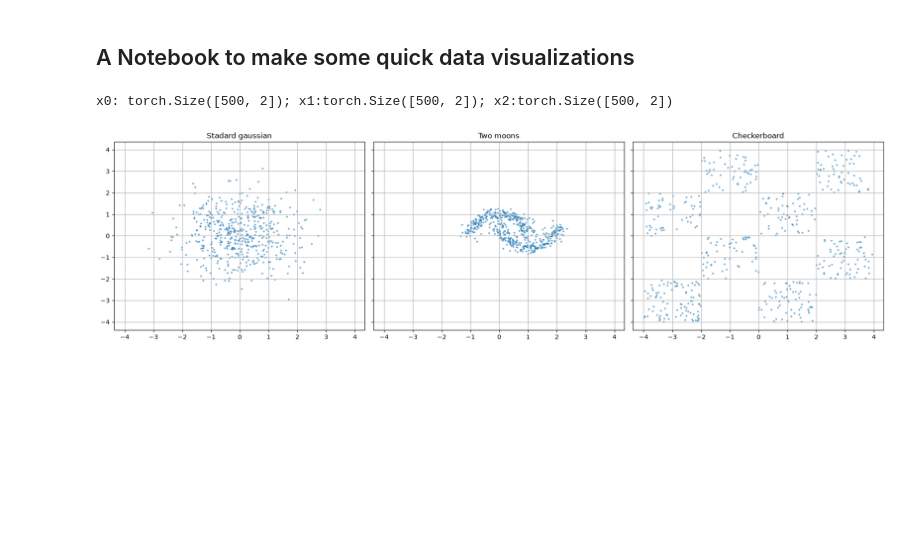
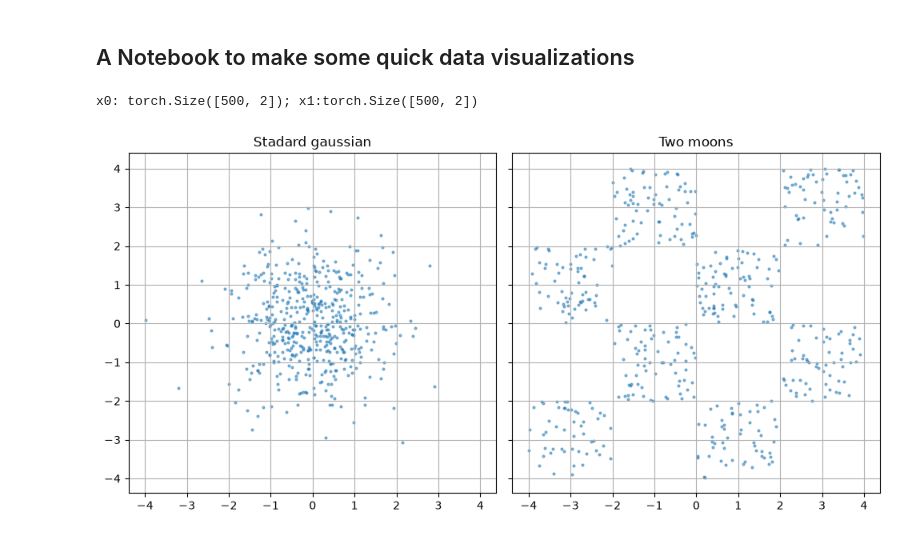
Before and after one commit to Veit21/ChemNetwork, a Jupyter notebook: chemnetwork/data/visualize_data.ipynb, the cells around one changed output. Saved outputs shown, nothing was run; the diff lists cells and outputs as text; code cells hidden in the pictures; blank space fills up the shorter version.

```diff
--- a/chemnetwork/data/visualize_data.ipynb
+++ b/chemnetwork/data/visualize_data.ipynb
@@ -11,22 +11,20 @@ from point_clouds import PointCloudGenerator
 from sklearn.datasets import make_checkerboard
 # %%
 # Instatiate generator object
-data_generator = PointCloudGenerator(num_samples=500)
+data_generator = PointCloudGenerator(num_samples=500, target_name="checkerboard")
 # %%
 # Draw samples x0~p0 and x1~p1
-x0 = data_generator.draw_gaussian()
-x1 = data_generator.draw_moons(noise=0.15)
-x2 = data_generator.draw_checkerboard()
-print(f"x0: {x0.shape}; x1:{x1.shape}; x2:{x2.shape}")
+x0 = data_generator.draw_source()
+x1 = data_generator.draw_target()
+print(f"x0: {x0.shape}; x1:{x1.shape}")
 # %% [output]
-x0: torch.Size([500, 2]); x1:torch.Size([500, 2]); x2:torch.Size([500, 2])
+x0: torch.Size([500, 2]); x1:torch.Size([500, 2])
 # %%
 # Visualize the data
-fig, (ax0, ax1, ax2) = plt.subplots(nrows=1, ncols=3, sharex=1, sharey=1, figsize=(18, 5))
+fig, (ax0, ax1) = plt.subplots(nrows=1, ncols=2, sharex=1, sharey=1, figsize=(10, 5))
 ax0.scatter(x0[:,0], x0[:,1], s=4, alpha=0.5); ax0.set_title("Stadard gaussian"); ax0.grid()
 ax1.scatter(x1[:,0], x1[:,1], s=4, alpha=0.5); ax1.set_title("Two moons"); ax1.grid()
-ax2.scatter(x2[:,0], x2[:,1], s=4, alpha=0.5); ax2.set_title("Checkerboard"); ax2.grid()
 plt.tight_layout()
 plt.show()
 # %% [output]
-[figure, old version]
+[figure, new version]
```
Also changed, not shown: parts of 1 cell of this notebook, 10 other files.
